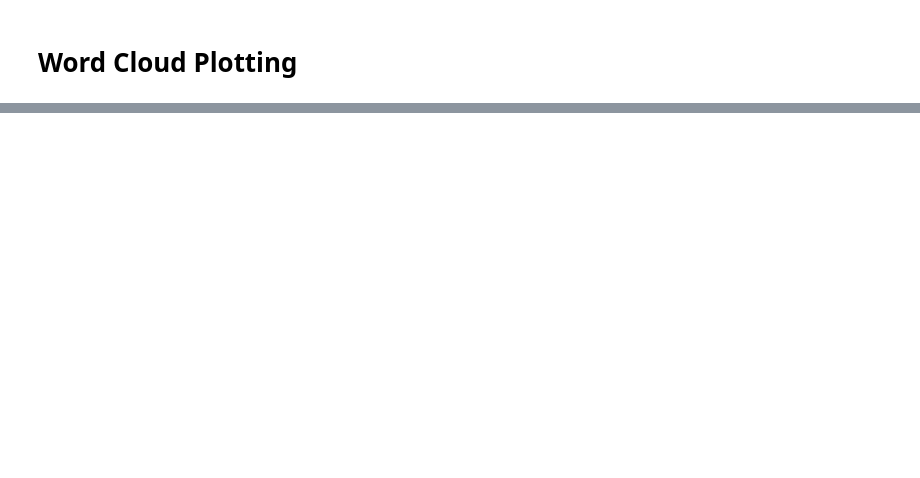
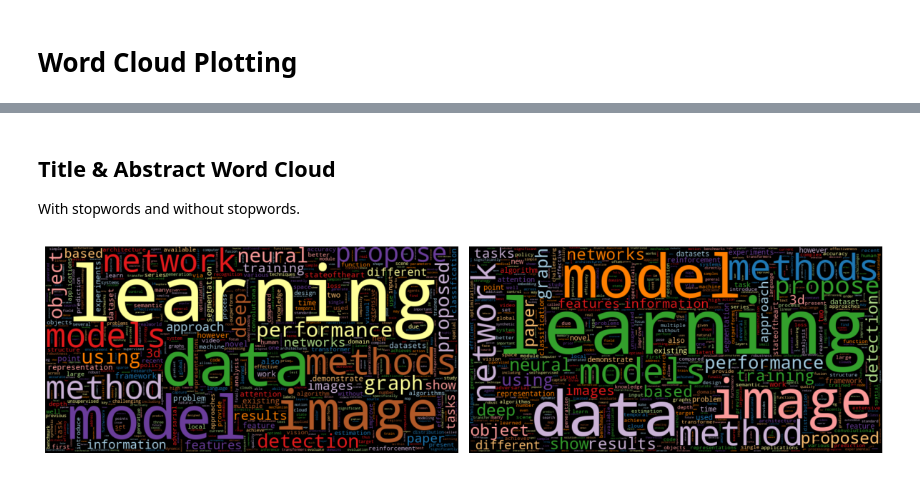
Before and after one commit to ADS-509-01-SP23-Applied-Text-Mining/ADS-509_Final_Project, a Jupyter notebook: Read_in_Picklefile.ipynb, the cells around one changed output, grey strips where cells are left out. Saved outputs shown, nothing was run; the diff lists cells and outputs as text; code cells hidden in the pictures; blank space fills up the shorter version.

```diff
--- a/Read_in_Picklefile.ipynb
+++ b/Read_in_Picklefile.ipynb
@@ -238,0 +299,8 @@ plot_wc(wordcloud_df)
+# %% [markdown]
+## Title & Abstract Word Cloud
+With stopwords and without stopwords.
+# %%
+wordcloud_df = count_words(df, column='titles_abs_tokens')
+plot_wc(wordcloud_df)
+# %% [output]
+[figure, added]
```
Also changed, not shown: parts of 12 cells of this notebook.
